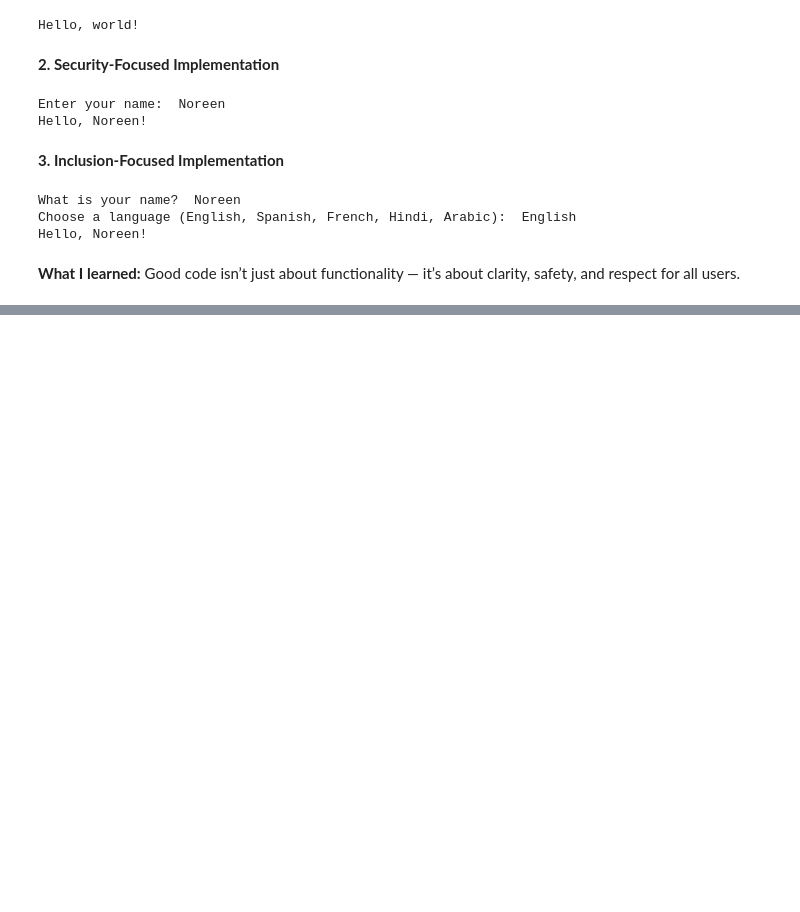
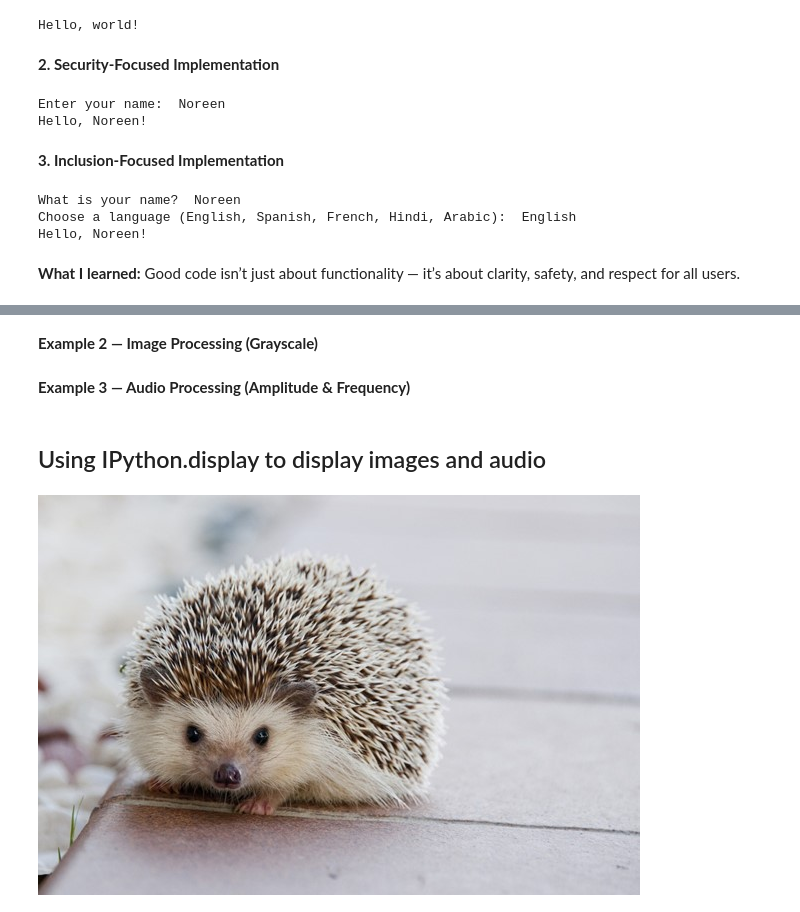
Before and after one commit to nooo525/ai-for-the-arts, a Jupyter notebook: coding_exercises.ipynb, the cells around one changed output, grey strips where cells are left out. Drawn from its saved outputs; the diff is of its cells as text; code cells hidden in the pictures; blank space fills up the shorter version.

Commit message:
add youtube video, pic, audio

```diff
--- a/coding_exercises.ipynb
+++ b/coding_exercises.ipynb
@@ -1235,0 +1348,2 @@ Copilot was highly effective in this task. Not only did it generate the code, bu
+# %% [markdown]
+**Example 2 — Image Processing (Grayscale)**
@@ -1235,0 +1363,2 @@ Copilot was highly effective in this task. Not only did it generate the code, bu
+# %% [markdown]
+**Example 3 — Audio Processing (Amplitude & Frequency)**
@@ -1235,0 +1382,7 @@ Copilot was highly effective in this task. Not only did it generate the code, bu
+# %% [markdown]
+## Using IPython.display to display images and audio
+# %%
+from IPython.display import Image
+Image("picture1.jpg")
+# %% [output]
+[figure, added]
```
Also changed, not shown: parts of 27 cells of this notebook.
